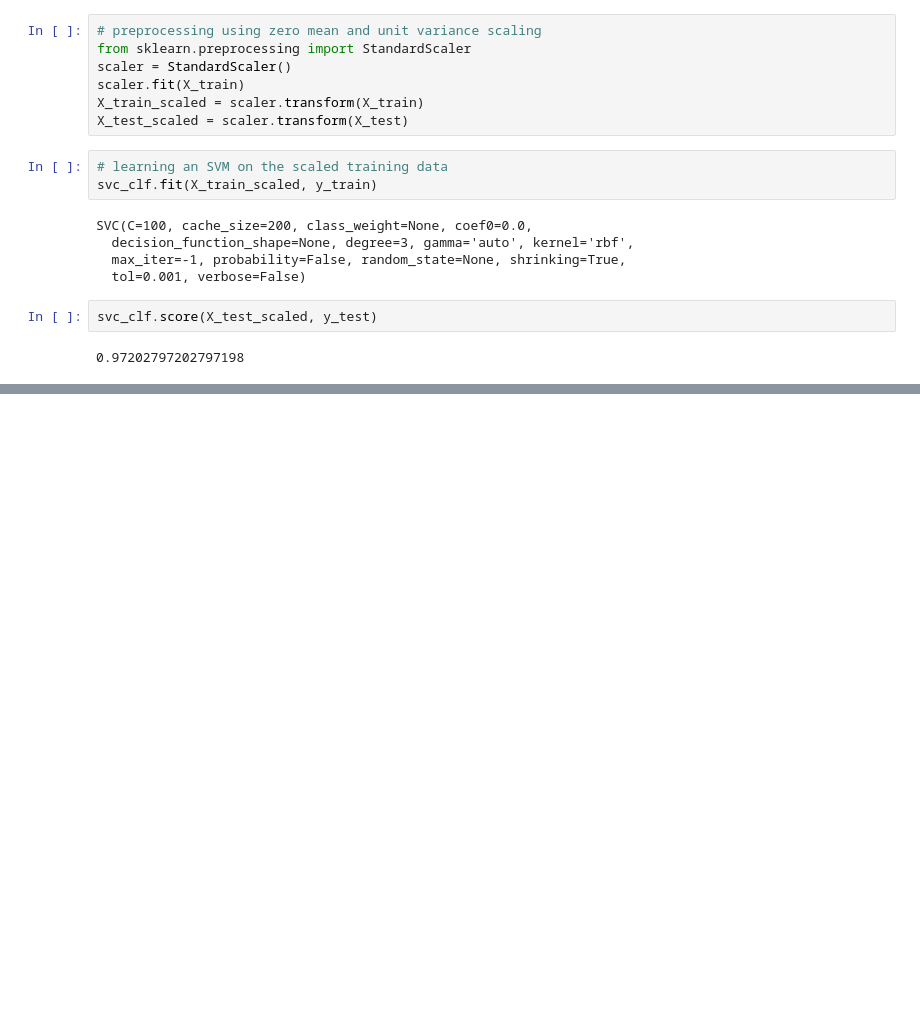
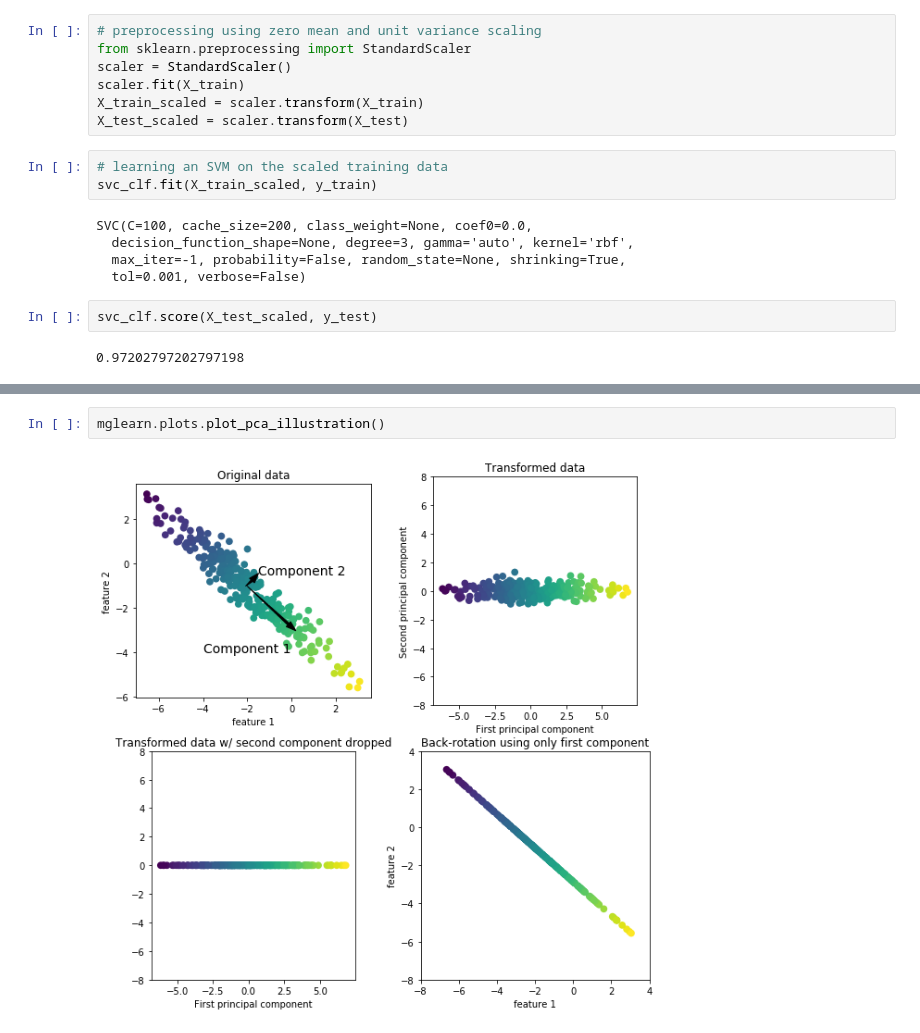
Before and after one commit to karmari116/andreas_muller_intro_to_machine_learning_with_python, a Jupyter notebook: ch_3_unsupervised_learning_and_preprocessing.ipynb, the cells around one changed output, grey strips where cells are left out. Cells and saved outputs as stored; diff of their text form; blank space fills up the shorter version.

```diff
--- a/ch_3_unsupervised_learning_and_preprocessing.ipynb
+++ b/ch_3_unsupervised_learning_and_preprocessing.ipynb
@@ -364,0 +396,4 @@ svc_clf.score(X_test_scaled, y_test)
+# %%
+mglearn.plots.plot_pca_illustration()
+# %% [output]
+[figure, added]
```
Also changed, not shown: parts of 88 cells of this notebook, 13 other files.
